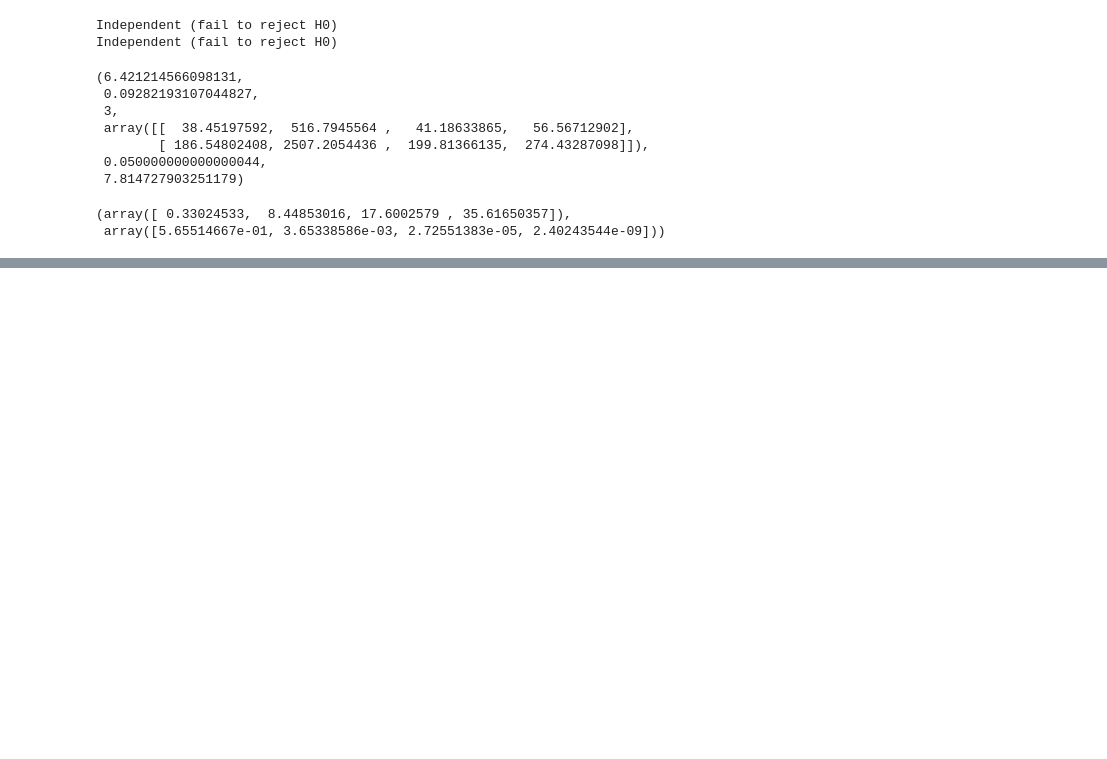
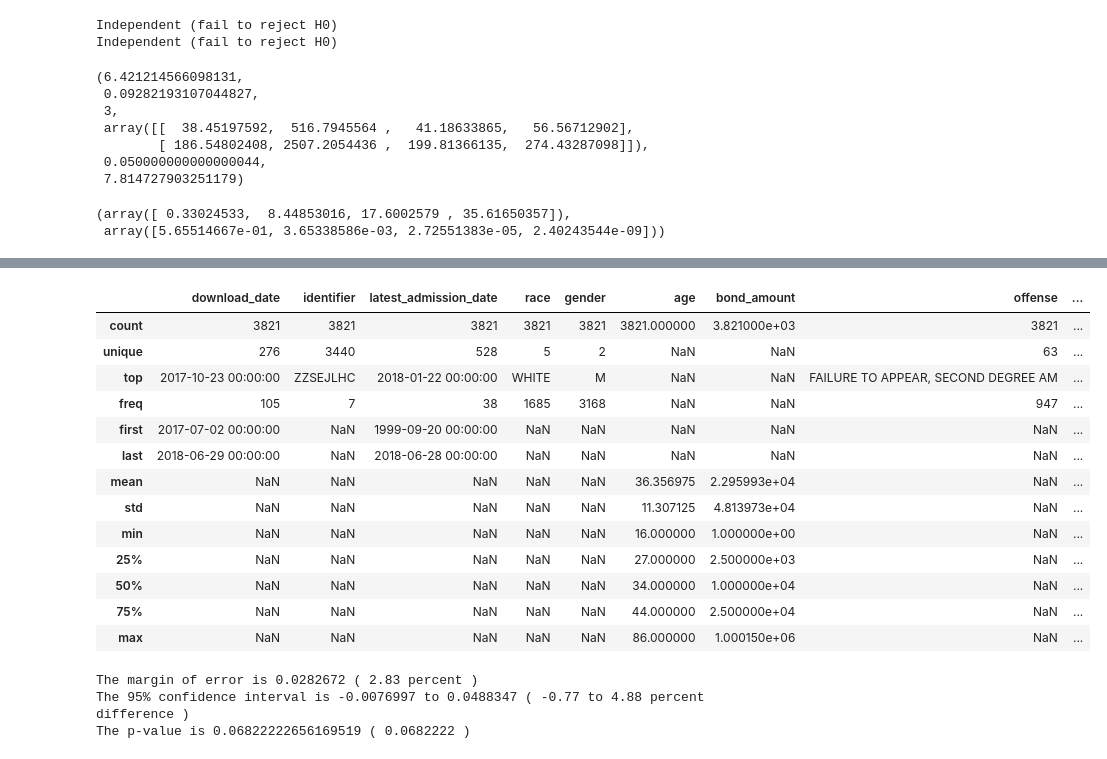
Before and after one commit to SlothDream/SBCap1_CT, a Jupyter notebook: CT_Inferential.ipynb, the cells around one changed output, grey strips where cells are left out. Drawn from its saved outputs; the diff is of its cells as text; code cells hidden in the pictures; blank space fills up the shorter version.

```diff
--- a/CT_Inferential.ipynb
+++ b/CT_Inferential.ipynb
@@ -453,0 +581,47 @@ chi, p
+# %%
+mis_post_df.describe(include='all')
+# %% [output]
+|  | download_date | identifier | latest_admission_date | race | gender | age | bond_amount | offense | ... |
+| count | 3821 | 3821 | 3821 | 3821 | 3821 | 3821.000000 | 3.821000e+03 | 3821 | ... |
+| unique | 276 | 3440 | 528 | 5 | 2 | NaN | NaN | 63 | ... |
+| top | 2017-10-23 00:00:00 | ZZSEJLHC | 2018-01-22 00:00:00 | WHITE | M | NaN | NaN | FAILURE TO APPEAR, SECOND DEGREE AM | ... |
+| freq | 105 | 7 | 38 | 1685 | 3168 | NaN | NaN | 947 | ... |
+| first | 2017-07-02 00:00:00 | NaN | 1999-09-20 00:00:00 | NaN | NaN | NaN | NaN | NaN | ... |
+| last | 2018-06-29 00:00:00 | NaN | 2018-06-28 00:00:00 | NaN | NaN | NaN | NaN | NaN | ... |
+| mean | NaN | NaN | NaN | NaN | NaN | 36.356975 | 2.295993e+04 | NaN | ... |
+| std | NaN | NaN | NaN | NaN | NaN | 11.307125 | 4.813973e+04 | NaN | ... |
+| min | NaN | NaN | NaN | NaN | NaN | 16.000000 | 1.000000e+00 | NaN | ... |
+| 25% | NaN | NaN | NaN | NaN | NaN | 27.000000 | 2.500000e+03 | NaN | ... |
+| 50% | NaN | NaN | NaN | NaN | NaN | 34.000000 | 1.000000e+04 | NaN | ... |
+| 75% | NaN | NaN | NaN | NaN | NaN | 44.000000 | 2.500000e+04 | NaN | ... |
+| max | NaN | NaN | NaN | NaN | NaN | 86.000000 | 1.000150e+06 | NaN | ... |
+# %%
+# Is there a difference between racial makeup between the first year and second?
+
+white1 = len(mis_pre_df[mis_pre_df.race=='WHITE'])
+min1 = len(mis_pre_df[mis_pre_df.race!='WHITE'])
+total1 = len(mis_pre_df.race)
+white2 = len(mis_post_df[mis_post_df.race=='WHITE'])
+min2 = len(mis_post_df[mis_post_df.race!='WHITE'])
+total2 = len(mis_post_df.race)
+p_hat = (min1+min2)/(total1+total2)
+p1 = min1/total1
+p2 = min2/total2
+tail = 2
+
+observed_diff = p1-p2
+
+z = (observed_diff-0) / np.sqrt(p_hat*(1-p_hat)*((1/total1)+(1/total2)))
+z_crit = stats.norm.ppf(.95)
+moe = z_crit*np.sqrt((p1/total1)+(p2/total2))
+ci_high = observed_diff + moe
+ci_low = observed_diff - moe
+z_pval = (1-stats.norm.cdf(z))*tail
+
+print('The margin of error is', '{:.7f}'.format(moe), '(', '{:.2f}'.format(moe*100), 'percent )')
+print('The 95% confidence interval is', '{:.7f}'.format(ci_low), 'to', '{:.7f}'.format(ci_high), '(','{:.2f}'.format(ci_low*100), 'to', '{:.2f}'.format(ci_high*100), 'percent difference )')
+print('The p-value is', z_pval, '(', '{:.7f}'.format(z_pval), ')')
+# %% [output]
+The margin of error is 0.0282672 ( 2.83 percent )
+The 95% confidence interval is -0.0076997 to 0.0488347 ( -0.77 to 4.88 percent difference )
+The p-value is 0.06822222656169519 ( 0.0682222 )
```
Also changed, not shown: parts of 32 cells of this notebook.
